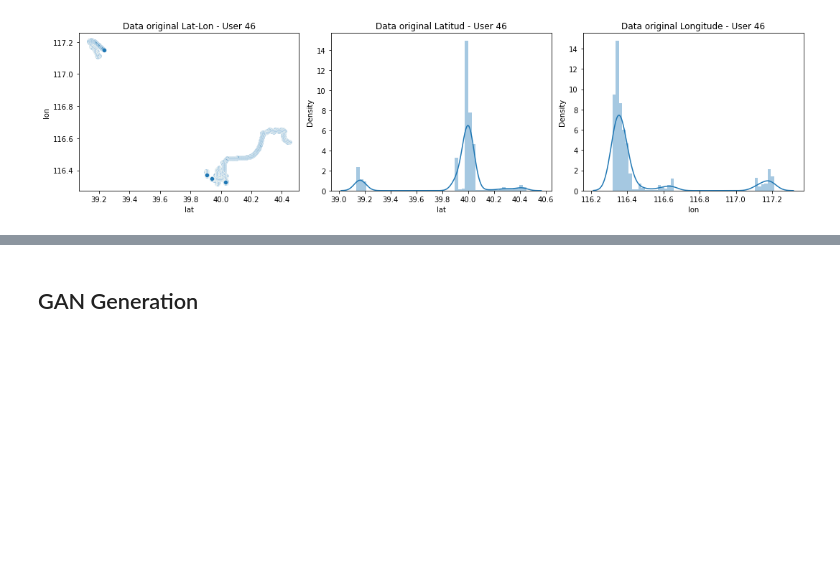
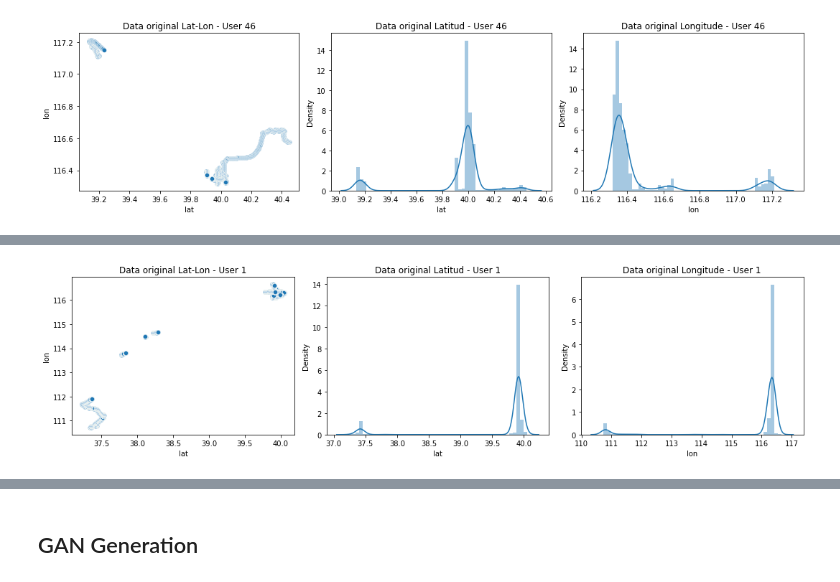
Before and after one commit to GabrielPila/skmob_mmc_mobility, a Jupyter notebook: notebooks/tmp_nb.ipynb, the cells around one changed output, grey strips where cells are left out. Cells and saved outputs as stored; diff of their text form; code cells hidden in the pictures; blank space fills up the shorter version.

```diff
--- a/notebooks/tmp_nb.ipynb
+++ b/notebooks/tmp_nb.ipynb
@@ -136,0 +94,6 @@ data
+# %%
+user = pd.read_csv('../data/users/data_user_002.csv')
+# %%
+plot_user_geodata(user, 1)
+# %% [output]
+[figure, added]
```
Also changed, not shown: parts of 22 cells of this notebook, 5 other files.
